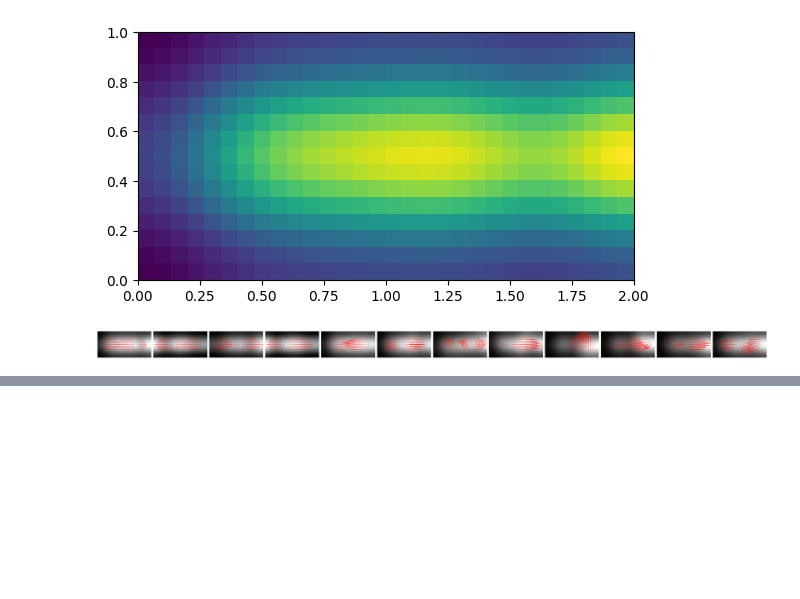
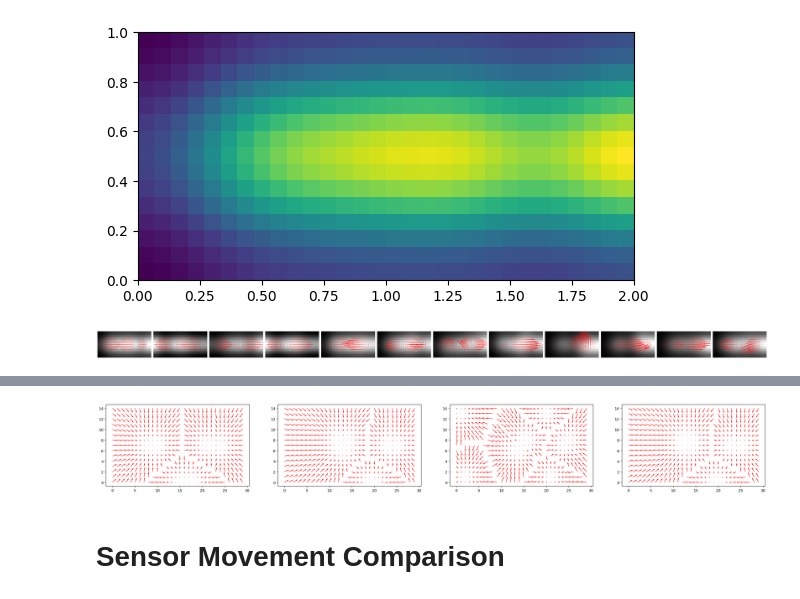
Before and after one commit to karkonium/sensor-trajectory, a Jupyter notebook: sensor_trajectory.ipynb, the cells around one changed output, grey strips where cells are left out. Drawn from its saved outputs; the diff is of its cells as text; code cells hidden in the pictures; blank space fills up the shorter version.

```diff
--- a/sensor_trajectory.ipynb
+++ b/sensor_trajectory.ipynb
@@ -145,8 +205,8 @@ for interval_id, (start, end) in enumerate(intervals):
     model.fit(X)
 
     # Measurements only at the selected sensor locations
-    Y_meas = X[:, sensor_idx]
-    X_pred = model.predict(Y_meas)
+    Y_measurements = X[:, sensor_idx]
+    X_pred = model.predict(Y_measurements)
     X_pred = X_pred.astype(X.dtype)
 
     #back to u,v
@@ -208,8 +268,8 @@ for interval_id, (start, end) in enumerate(intervals):
     model.fit(X)
 
     # Measurements only at the selected sensor locations
-    Y_meas = X[:, sensor_idx]
-    X_pred = model.predict(Y_meas)
+    Y_measurements = X[:, sensor_idx]
+    X_pred = model.predict(Y_measurements)
     X_pred = X_pred.astype(X.dtype)
 
     #back to u,v
@@ -320,7 +380,7 @@ def compute_blob_sigma(sensor_coords_list,
                         target_amp=0.3,
                         mode="max"):
     """
-    Compute blob σ so that across ALL timesteps your Gaussian blobs
+    Compute blob sigma so that across ALL timesteps your Gaussian blobs
     overlap at `target_amp` of peak.
 
     sensor_coords_list : list of (n_sensors,2) arrays or lists of (x,y) tuples
@@ -399,0 +491,18 @@ plt.tight_layout(); plt.show()
+# %%
+def grid_to_phys(coords, nx, ny, lx, ly):
+    """
+    Transform sensor positions from grid indices (i,j) to physical (x,y) coordinates.
+    coords : array_like, shape (m,2)
+        Integer grid indices [[i1,j1], [i2,j2], ...].
+
+    Returns
+    phys_coords : ndarray, shape (m,2)
+        Physical coordinates corresponding to each grid index.
+    """
+    grid_x = np.linspace(0, lx, nx)
+    grid_y = np.linspace(0, ly, ny)
+    coords = np.asarray(coords, dtype=int)
+    i_idx, j_idx = coords[:,0], coords[:,1]
+    x_phys = grid_x[i_idx]
+    y_phys = grid_y[j_idx]
+    return np.column_stack([x_phys, y_phys])
@@ -399,0 +513,16 @@ plt.tight_layout(); plt.show()
+# %%
+fig, axes = plt.subplots(1, len(sensor_coords_list),
+                         figsize=(8*len(sensor_coords_list),4))
+
+for sensor_coords, ax in zip(sensor_coords_list, axes):
+    u_g, v_g = build_guidance_field(nx_t, ny_t, lx, ly,
+                     grid_to_phys(sensor_coords, nx_t, ny_t, lx, ly))
+    skip = 1      # thin quiver for clarity
+    X, Y = np.meshgrid(np.arange(0, nx, skip), np.arange(0, ny, skip), indexing='ij')
+    U = u_g[::skip, ::skip];  V = v_g[::skip, ::skip]
+    ax.quiver(X, Y, U, V, color='red')
+    # ax.set_aspect(ly / lx)
+# %% [output]
+[figure, added]
+# %% [markdown]
+# Sensor Movement Comparison
```
Also changed, not shown: parts of 23 cells of this notebook.
